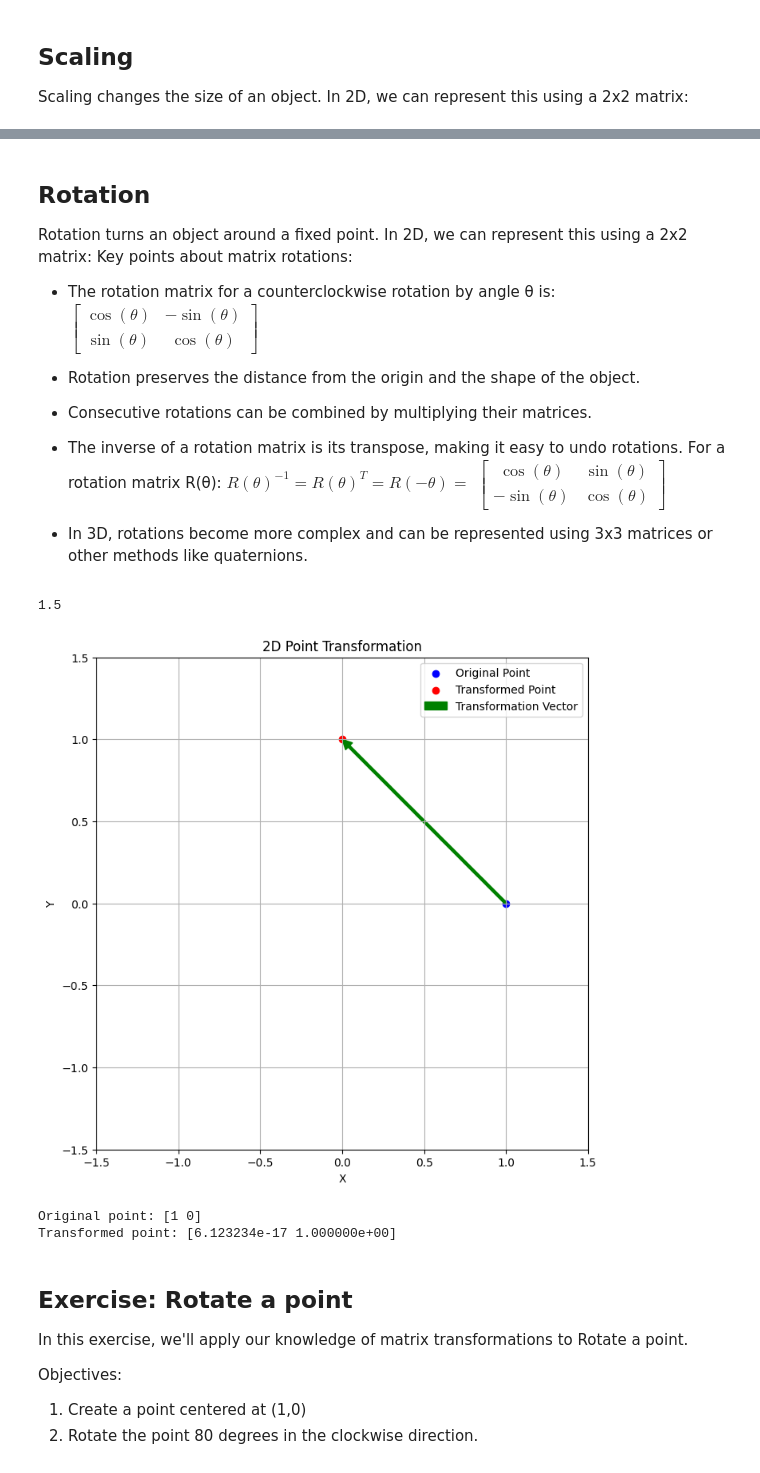
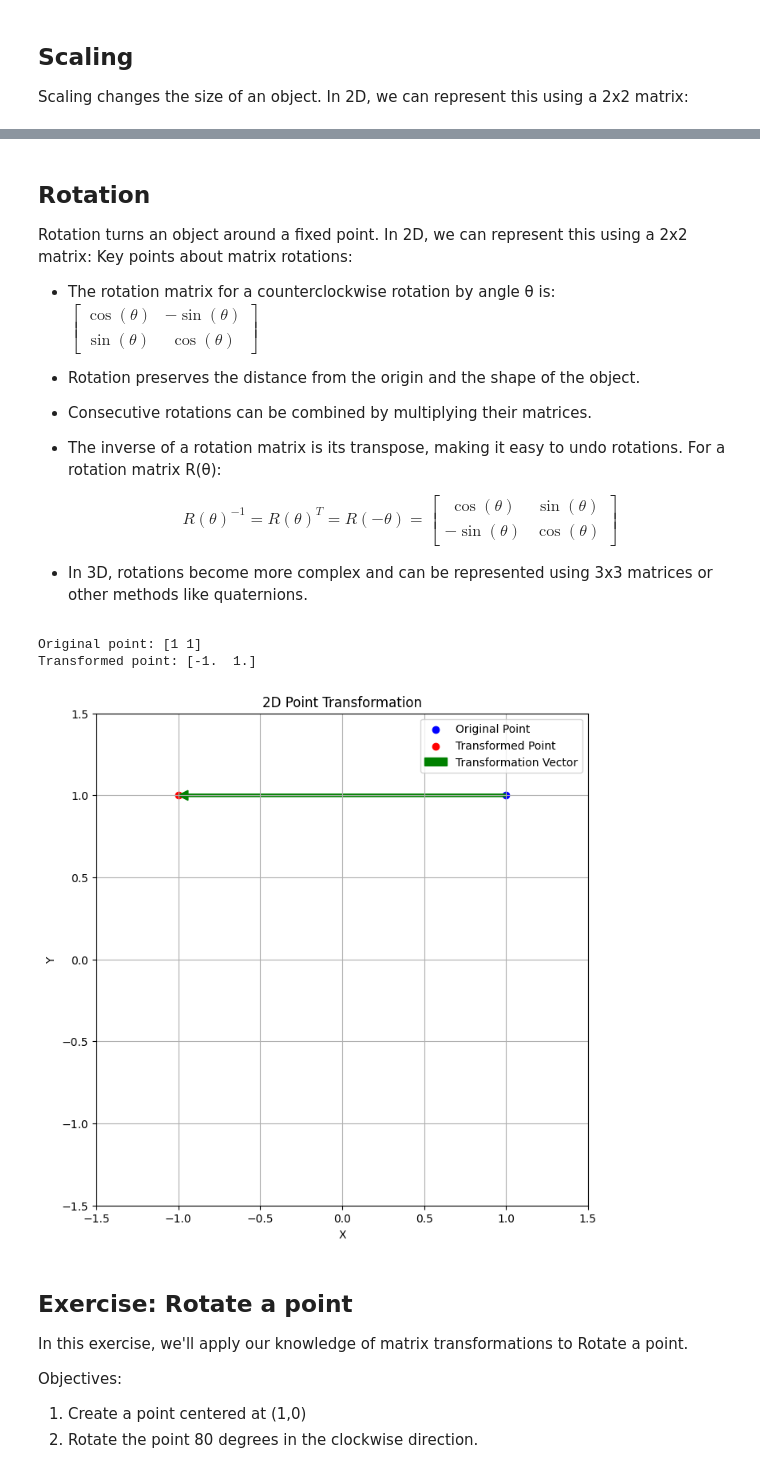
Before and after one commit to araanam04/bme3053c, a Jupyter notebook: lessons-solved/Copy_of_06_Matrix_Transformations.ipynb, the cells around one changed output, grey strips where cells are left out. Saved outputs shown, nothing was run; the diff lists cells and outputs as text; code cells hidden in the pictures.

```diff
--- a/lessons-solved/Copy_of_06_Matrix_Transformations.ipynb
+++ b/lessons-solved/Copy_of_06_Matrix_Transformations.ipynb
@@ -247,35 +237,31 @@ $\begin{bmatrix}
 
  * The inverse of a rotation matrix is its transpose, making it easy to undo rotations.
     For a rotation matrix R(θ):
-    $R(\theta)^{-1} = R(\theta)^T = R(-\theta) =$
-   $\begin{bmatrix}
-   \cos(\theta) & \sin(\theta) \\
-   -\sin(\theta) & \cos(\theta)
-   \end{bmatrix}$
+    \begin{align}R(\theta)^{-1} = R(\theta)^T = R(-\theta) =
+    \begin{bmatrix}\cos(\theta) & \sin(\theta)\\-\sin(\theta) & \cos(\theta)\end{bmatrix}\end{align}
 
 * In 3D, rotations become more complex and can be represented using 3x3 matrices or other methods like quaternions.
 # %%
 def rotate_2d(angle_degrees):
     angle_radians = np.radians(angle_degrees)
     cos_theta = np.cos(angle_radians)
     sin_theta = np.sin(angle_radians)
     return np.array([
         [cos_theta, -sin_theta],
         [sin_theta, cos_theta]
     ])
 
 # Example: Rotate a point (1, 1) by 90 degrees
-point = np.array([1,0])
+point = np.array([1,1])
 rotation = rotate_2d(90)
 new_point = np.dot(rotation, point)
 visualize_transformation(point, new_point)
 # print("Original point:", point)
 # print("Rotated point:", new_point)
 # %% [output]
-1.5
+Original point: [1 1]
+Transformed point: [-1.  1.]
-[figure, old version]
+[figure, new version]
-Original point: [1 0]
-Transformed point: [6.123234e-17 1.000000e+00]
 # %% [markdown]
 ## Exercise: Rotate a point
 In this exercise, we'll apply our knowledge of matrix transformations to Rotate a point.
```
Also changed, not shown: parts of 26 cells of this notebook.
